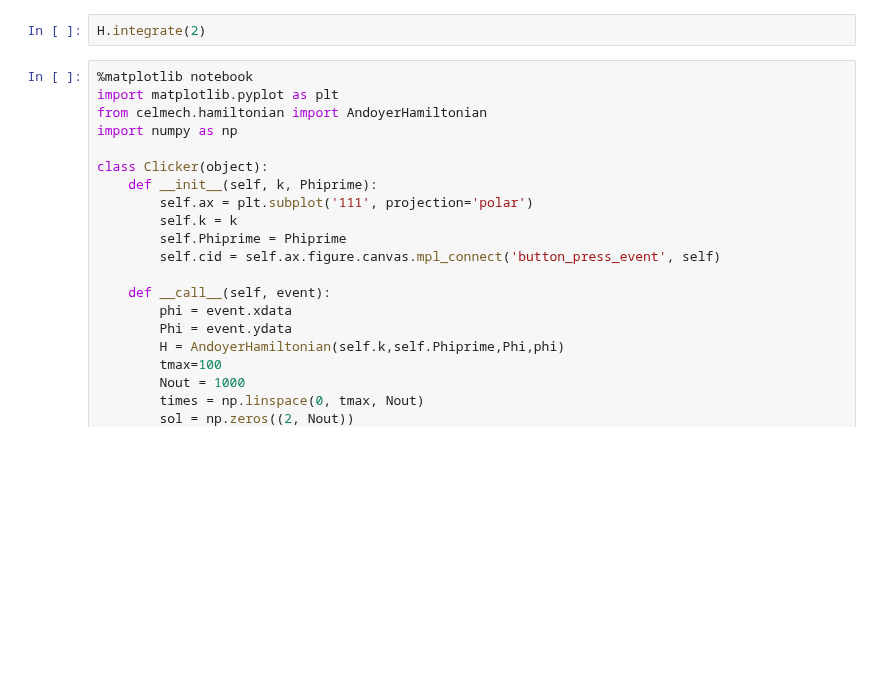
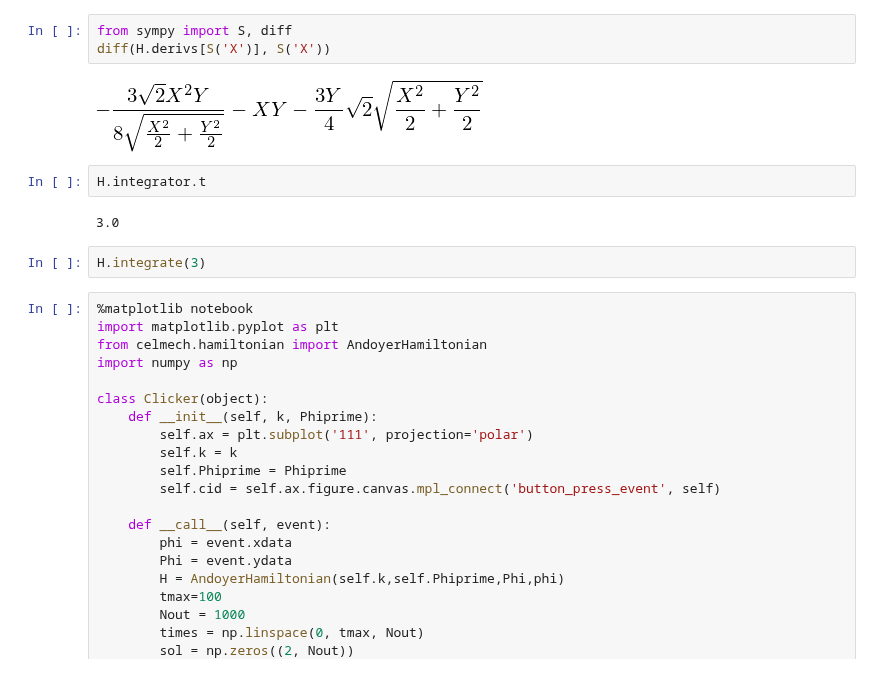
Before and after one commit to shadden/celmech, a Jupyter notebook: Clickplot.ipynb, the cells around one changed output. Drawn from its saved outputs; the diff is of its cells as text; blank space fills up the shorter version.

```diff
--- a/Clickplot.ipynb
+++ b/Clickplot.ipynb
@@ -26,5 +47,14 @@ H.integrate(0.1)
+# %%
+from sympy import S, diff
+diff(H.derivs[S('X')], S('X'))
+# %% [output]
+[figure, added]
+# %%
+H.integrator.t
+# %% [output]
+3.0
 # %%
-H.integrate(2)
+H.integrate(3)
 # %%
 %matplotlib notebook
 import matplotlib.pyplot as plt
```
Also changed, not shown: parts of 5 cells of this notebook, 1 other file.
